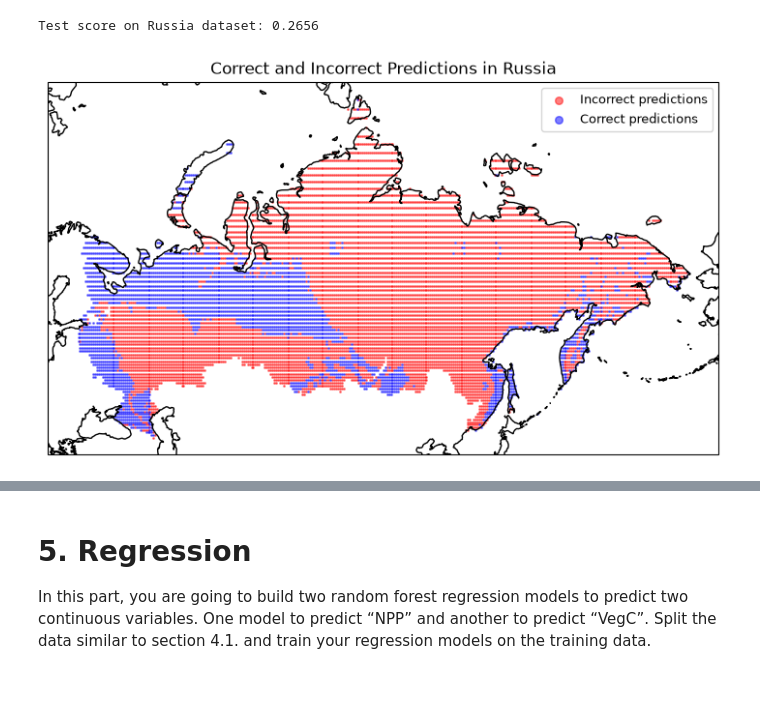
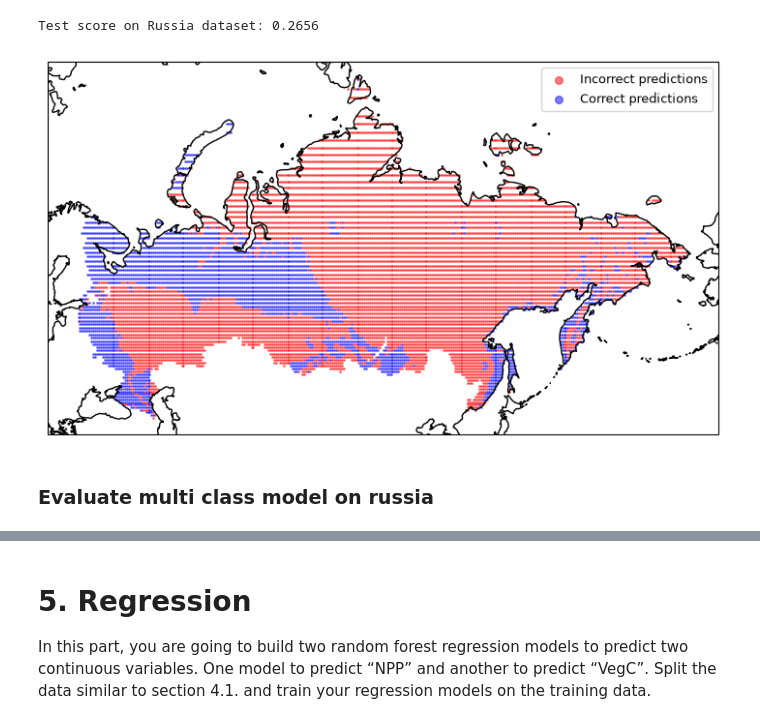
Before and after one commit to AndreaRaaschou/BERN01, a Jupyter notebook: biome_project/Orsi/main_copy_O.ipynb, the cells around one changed output, grey strips where cells are left out. Cells and saved outputs as stored; diff of their text form; code cells hidden in the pictures; blank space fills up the shorter version.

```diff
--- a/biome_project/Orsi/main_copy_O.ipynb
+++ b/biome_project/Orsi/main_copy_O.ipynb
@@ -887,3 +894,31 @@ plt.show()
 Comment: Some of the diagonal boxes are very light. This indicates that the model has low recall for that biome, i.e. it was bad at predicting that biome correctly. Could depend on few observations for that biome or that it is hard to distinguish from other biomes.
 
 It seems like tall grassland is predicted as boreal ever forest or arctic tundra.
+# %%
+# make one df with both europe and russia data
+europe_russia_df = pl.concat([europe_df, russia_df])
+
+europe_russia_mean_lon = europe_russia_df.select(pl.col("Lon")).mean().item()
+proj_europe = ccrs.Mercator(central_longitude=europe_russia_mean_lon)
+
+# Biome IDs that are actually present in Europe and Russia
+present_biomes = europe_russia_df.select("Biome_obs_lpj").unique().sort("Biome_obs_lpj").to_series().to_list()
+
+fig, ax = plt.subplots(figsize=(18, 6), subplot_kw={"projection": proj_europe})
+
+for biome_id in present_biomes:
+    i = biome_id - 1
+    name = biome_names[i]
+    biome = europe_russia_df.filter(pl.col("Biome_obs_lpj") == biome_id)
+    ax.scatter(biome["Lon"].to_numpy(),biome["Lat"].to_numpy(),color=biome_rgbs[i],s=4,label=name,transform=proj)
+
+ax.set_extent([-12, 180, 34, 78], crs=ccrs.PlateCarree())
+ax.coastlines()
+
+legend = ax.legend(loc="center left", bbox_to_anchor=(1, 0.5), fontsize=12)
+for handle in legend.legend_handles:
+    handle.set_sizes([30])
+
+#plt.title("Biome distribution in Europe and Russia (observed biomes)", fontsize=16)
+plt.tight_layout()
+plt.show()
@@ -1116,32 +1171,34 @@ incorrect = y_rus_pred != y_rus
 correct_df = russia_df.filter(correct)
 incorrect_df = russia_df.filter(incorrect)
 
 # Plot incorrect predictions
 ax.scatter(
     incorrect_df["Lon"].to_numpy(),
     incorrect_df["Lat"].to_numpy(),
     color="red",
     s=1,
     alpha=0.5,
     transform=proj,
     label="Incorrect predictions")
 
 # Plot correct predictions
 ax.scatter(
     correct_df["Lon"].to_numpy(),
     correct_df["Lat"].to_numpy(),
     color="blue",
     s=1,
     alpha=0.5,
     transform=proj,
     label="Correct predictions")
 
 ax.coastlines()
 legend = ax.legend(fontsize=9)
 for handle in legend.legend_handles:
     handle.set_sizes([30])
 
-plt.title("Correct and Incorrect Predictions in Russia")
+#plt.title("Correct and Incorrect Predictions in Russia")
 plt.show()
 # %% [output]
-[figure, old version]
+[figure, new version]
+# %% [markdown]
+### Evaluate multi class model on russia
```
Also changed, not shown: parts of 14 cells of this notebook.
